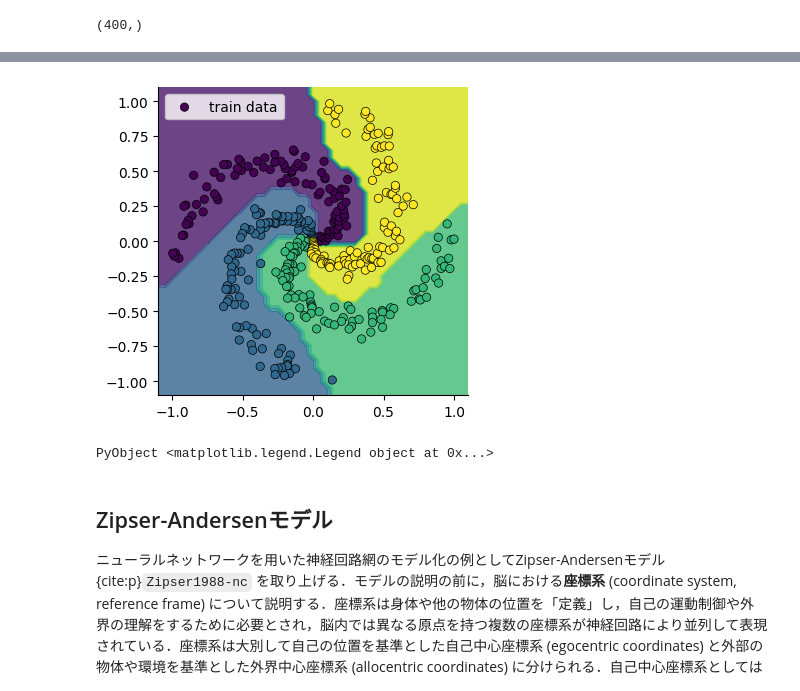
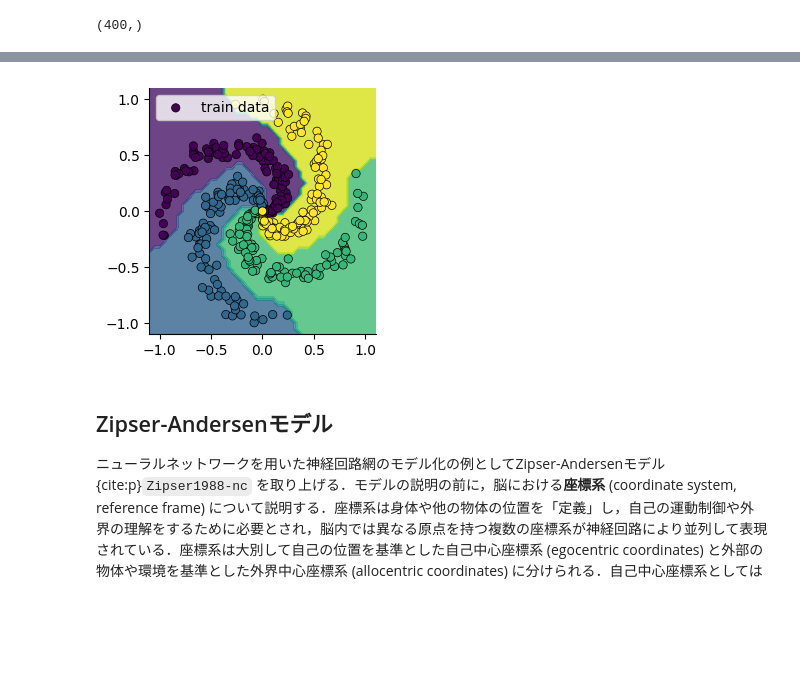
Before and after one commit to compneuro-julia/compneuro-julia-management, a Jupyter notebook: contents/solve-credit-assignment-problem/backpropagation.ipynb, the cells around one changed output, grey strips where cells are left out. Cells and saved outputs as stored; diff of their text form; code cells hidden in the pictures; blank space fills up the shorter version.

```diff
--- a/contents/solve-credit-assignment-problem/backpropagation.ipynb
+++ b/contents/solve-credit-assignment-problem/backpropagation.ipynb
@@ -237,12 +248,14 @@ function softmax(x; dims=2)
     return expx ./ sum(expx, dims=dims)
 end
 
-Softmax = ActivationFunction(softmax, identity);
+function Softmax()
+    ActivationFunction(softmax, identity)
+end
 
 # t: labels (1 dims)
 function cross_entropy_loss!(nn::NeuralNet, t::Vector)
     (;z, δ, f) = nn
-    @assert f[end] == Softmax # f[end] must be softmax function
+    @assert f[end] == Softmax() # f[end] must be softmax function
     ŷ = z[end]
     n_batch = length(t)
     idx = CartesianIndex.([(i, t[i]) for i in 1:n_batch])
@@ -256,7 +269,7 @@ end
 # t: probability (2 dims)
 function cross_entropy_loss!(nn::NeuralNet, t::Array)
     (;z, δ, f) = nn
-    @assert f[end] == Softmax # f[end] must be softmax function
+    @assert f[end] == Softmax() # f[end] must be softmax function
     ŷ = z[end]
     n_batch = size(t)[1]
     loss = -sum(t .* clog.(ŷ)) / n_batch
@@ -397,7 +410,8 @@ n_epoch = 10000; # number of epoch
 # %%
-nn1 = MLP([2, 32, n_classes], f_hid=Sigmoid, f_out=Softmax)
-loss_fun1 = cross_entropy_loss!
+nn_sd = MLP([2, 32, n_classes], [ReLU(), Softmax()], init_type="He") # sd: spiral dataset
+loss_fun_sd = cross_entropy_loss!
 
-lr = 0.1#1e-3  # learning rate
-weight_decay = 0 # weight decay (L2 norm) strength
-optimizer1 = SGD(lr=lr)# Adam(lr=lr);
+lr = 0.1  # learning rate
+weight_decay = 1e-4 # weight decay (L2 norm) strength
+optimizer_sd = SGD(lr=lr)
+shuffle_data = true;
@@ -429,17 +446,17 @@ X = ones(length(x)) * x'
 Y = y * ones(length(y))'
 
 x_test = Matrix(hcat([[xx, yy] for xx in x for yy in y]...)')
-y_pred = nn1(x_test)
+y_pred = nn_sd(x_test)
 t_pred = 1.0*vec([inds[2] for inds in argmax(y_pred, dims=2)]);
-T = reshape(t_pred, (length(x), length(y)))
+T = reshape(t_pred, (length(x), length(y)));
 # %%
-figure(figsize=(4,4))
+figure(figsize=(3,3))
 contourf(X, Y, T, alpha=0.8)
 scatter(x_train[:, 1], x_train[:, 2], c=t_train, lw=0.5, ec="k", label="train data")
 legend()
+tight_layout()
 # %% [output]
-[figure, old version]
+[figure, new version]
-PyObject <matplotlib.legend.Legend object at 0x...>
 # %% [markdown]
 ## Zipser-Andersenモデル
 ニューラルネットワークを用いた神経回路網のモデル化の例としてZipser-Andersenモデル {cite:p}`Zipser1988-nc` を取り上げる．モデルの説明の前に，脳における**座標系** (coordinate system, reference frame) について説明する．座標系は身体や他の物体の位置を「定義」し，自己の運動制御や外界の理解をするために必要とされ，脳内では異なる原点を持つ複数の座標系が神経回路により並列して表現されている．座標系は大別して自己の位置を基準とした自己中心座標系 (egocentric coordinates) と外部の物体や環境を基準とした外界中心座標系 (allocentric coordinates) に分けられる．自己中心座標系としては網膜の中心窩を原点とした網膜中心座標系 (retinotopic coordinate)，頭部や身体を原点とした頭部/身体中心座標系(head centered/body centered coordinate) がある．外界中心座標系としては海馬の場所細胞 (place cells) などが代表的である．
```
Also changed, not shown: parts of 16 cells of this notebook, 2 other files.
